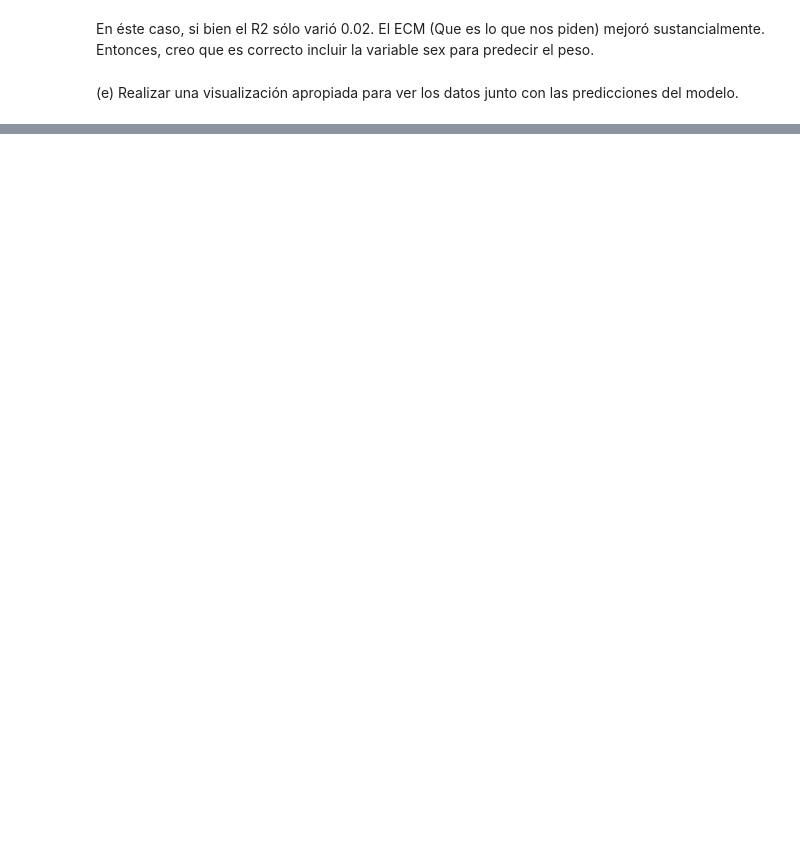
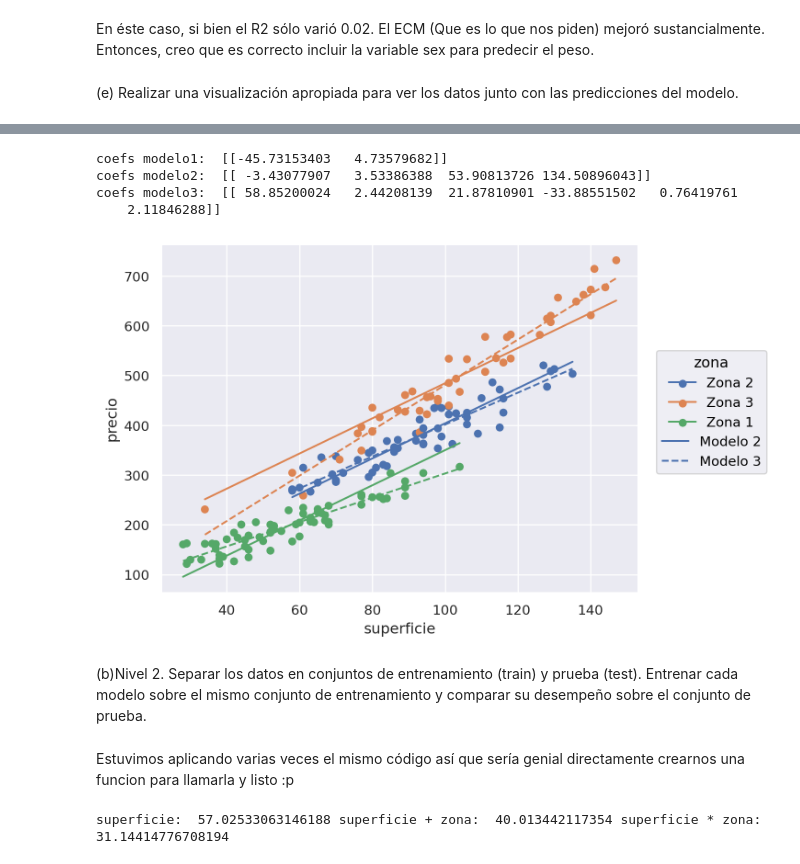
Before and after one commit to LucaChicconi/_labodatos, a Jupyter notebook: practica7.ipynb, the cells around one changed output, grey strips where cells are left out. Drawn from its saved outputs; the diff is of its cells as text; code cells hidden in the pictures; blank space fills up the shorter version.

```diff
--- a/practica7.ipynb
+++ b/practica7.ipynb
@@ -341,0 +487,2 @@ En éste caso, si bien el R2 sólo varió 0.02. El ECM (Que es lo que nos piden)
+# %%
+df_inmuebles = pd.read_csv('datasets/inmuebles.csv')
@@ -341,0 +498,16 @@ En éste caso, si bien el R2 sólo varió 0.02. El ECM (Que es lo que nos piden)
+# %%
+y1, X1 = (
+    Formula('precio ~ superficie')
+    .get_model_matrix(df_inmuebles)
+)
+y2, X2 = (
+    Formula('precio ~ superficie + zona')
+    .get_model_matrix(df_inmuebles)
+)
+
+y3, X3 = (
+    Formula('precio ~ superficie * zona')
+    .get_model_matrix(df_inmuebles)
+)
+
+X3.head()
@@ -341,0 +521,30 @@ En éste caso, si bien el R2 sólo varió 0.02. El ECM (Que es lo que nos piden)
+# %%
+modelo1 = linear_model.LinearRegression(fit_intercept=False)
+modelo1.fit(X1,y1)
+print("coefs modelo1: ", modelo1.coef_)
+
+modelo2 = linear_model.LinearRegression(fit_intercept=False)
+modelo2.fit(X2,y2)
+
+print("coefs modelo2: ", modelo2.coef_)
+
+modelo3 = linear_model.LinearRegression(fit_intercept=False)
+modelo3.fit(X3,y3)
+
+print("coefs modelo3: ", modelo3.coef_)
+# %% [output]
+coefs modelo1:  [[-45.73153403   4.73579682]]
+coefs modelo2:  [[ -3.43077907   3.53386388  53.90813726 134.50896043]]
+coefs modelo3:  [[ 58.85200024   2.44208139  21.87810901 -33.88551502   0.76419761
+    2.11846288]]
+# %%
+(
+    so.Plot(data=df_inmuebles, x="superficie")
+    .add(so.Dot(), y=df_inmuebles["precio"], color="zona")
+    .add(so.Line(), y=modelo2.predict(X2).flatten(),color="zona", label="Modelo 2")
+    .add(so.Line(linestyle="--"), y=modelo3.predict(X3).flatten(),color="zona",label="Modelo 3")
+)
+# %% [output]
+[figure, added]
+# %% [markdown]
+(b)Nivel 2. Separar los datos en conjuntos de entrenamiento (train) y prueba (test). Entrenar cada modelo sobre el mismo conjunto de entrenamiento y comparar su desempeño sobre el conjunto de prueba.
@@ -341,0 +554,2 @@ En éste caso, si bien el R2 sólo varió 0.02. El ECM (Que es lo que nos piden)
+# %% [markdown]
+Estuvimos aplicando varias veces el mismo código así que sería genial directamente crearnos una funcion para llamarla y listo :p
@@ -341,0 +566,8 @@ En éste caso, si bien el R2 sólo varió 0.02. El ECM (Que es lo que nos piden)
+# %%
+print(
+    "superficie: ", entrenarModelo('precio ~ superficie'),
+    "superficie + zona: ",entrenarModelo('precio ~ superficie + zona'),
+    "superficie * zona: ",entrenarModelo('precio ~ superficie * zona')
+    )
+# %% [output]
+superficie:  57.02533063146188 superficie + zona:  40.013442117354 superficie * zona:  31.14414776708194
```
Also changed, not shown: parts of 42 cells of this notebook, 15 other files.
